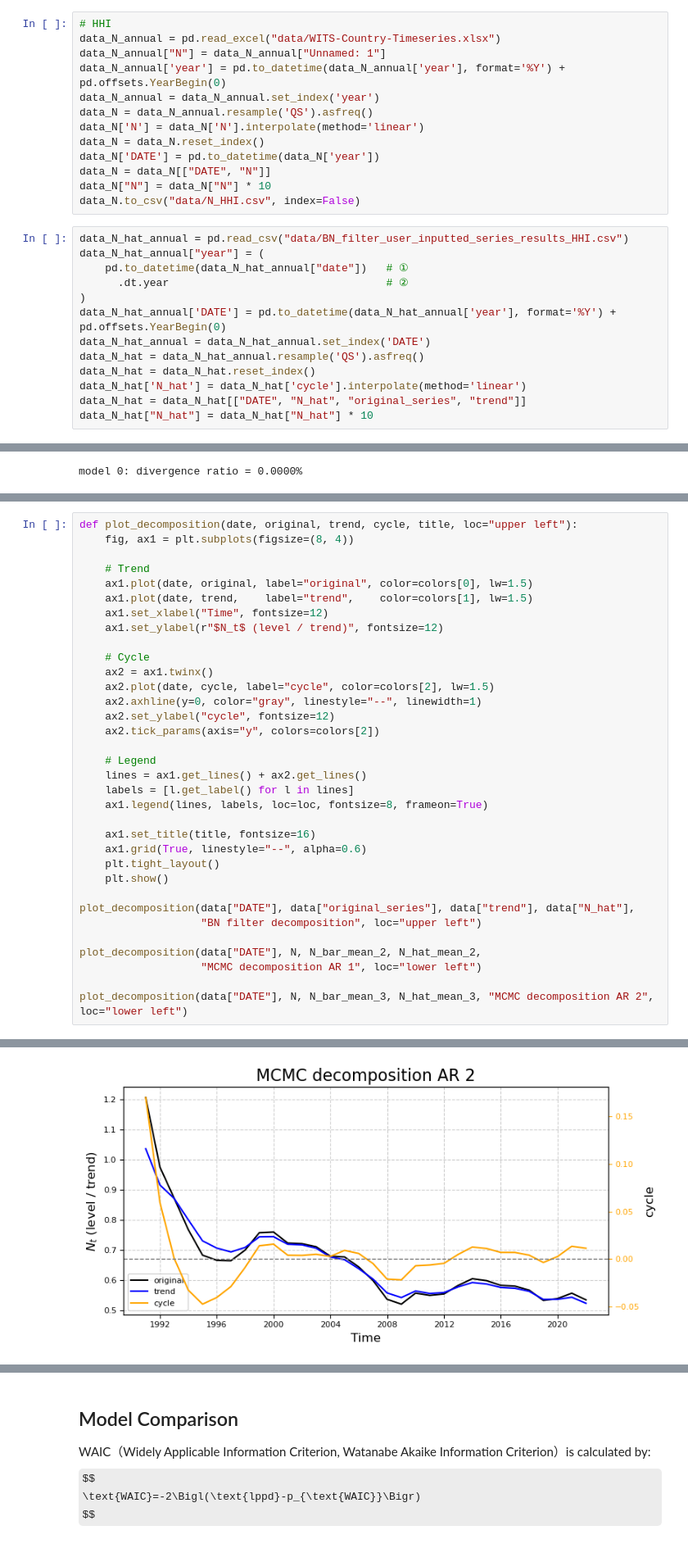
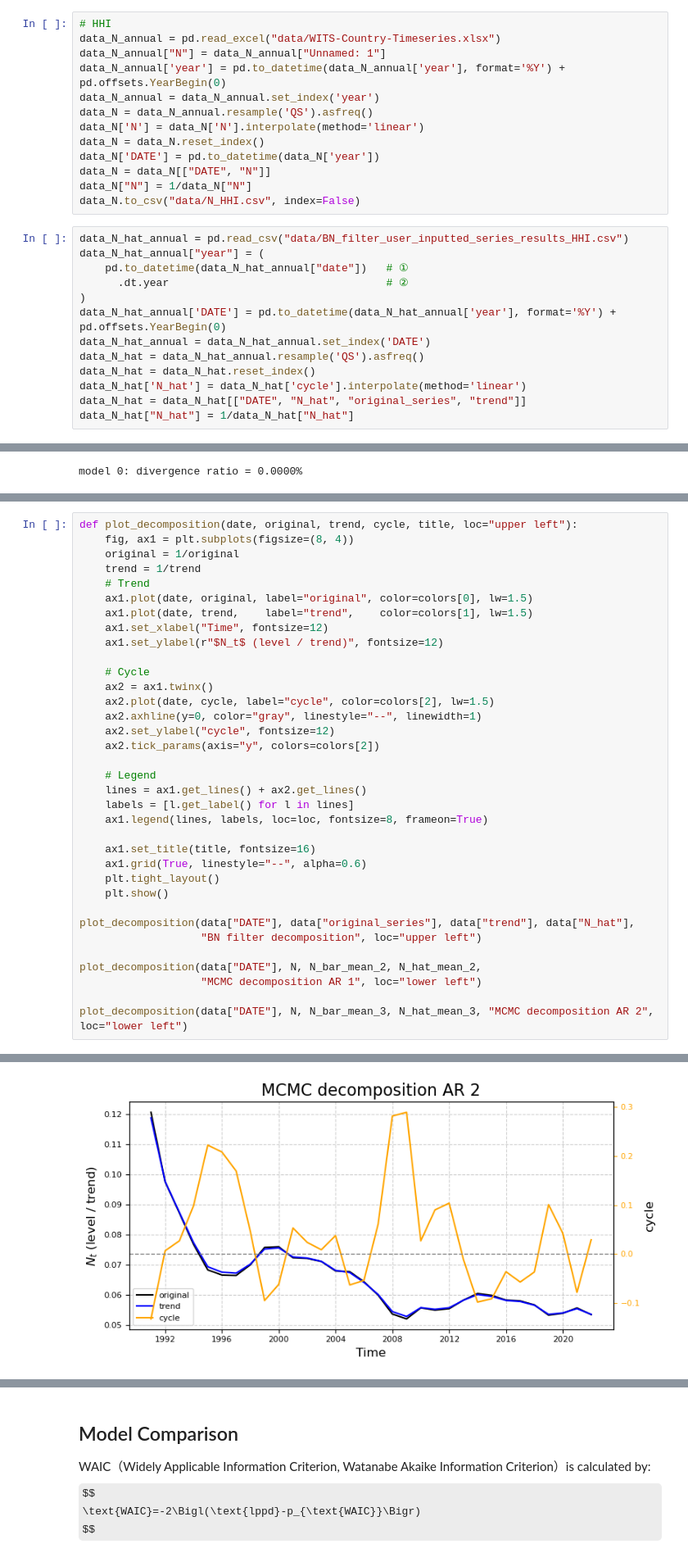
Before and after one commit to Ichikawa-Satoshi/NKPC_HSA_MCMC, a Jupyter notebook: code/HHI_ver.ipynb, the cells around one changed output, grey strips where cells are left out. Shown at 82% size. Saved outputs shown, nothing was run; the diff lists cells and outputs as text; some formulas as TeX source.

```diff
--- a/code/HHI_ver.ipynb
+++ b/code/HHI_ver.ipynb
@@ -140,7 +140,7 @@ data_N['N'] = data_N['N'].interpolate(method='linear')
 data_N = data_N.reset_index()
 data_N['DATE'] = pd.to_datetime(data_N['year'])
 data_N = data_N[["DATE", "N"]]
-data_N["N"] = data_N["N"] * 10
+data_N["N"] = 1/data_N["N"]
 data_N.to_csv("data/N_HHI.csv", index=False)
 # %%
 data_N_hat_annual = pd.read_csv("data/BN_filter_user_inputted_series_results_HHI.csv")
@@ -154,7 +154,7 @@ data_N_hat = data_N_hat_annual.resample('QS').asfreq()
 data_N_hat = data_N_hat.reset_index()
 data_N_hat['N_hat'] = data_N_hat['cycle'].interpolate(method='linear')
 data_N_hat = data_N_hat[["DATE", "N_hat", "original_series", "trend"]]
-data_N_hat["N_hat"] = data_N_hat["N_hat"] * 10
+data_N_hat["N_hat"] = 1/data_N_hat["N_hat"]
 # %% [markdown]
 ## Merge all data
 # %%
@@ -649,7 +719,8 @@ model 3: divergence ratio = 0.2050%
 # %%
 def plot_decomposition(date, original, trend, cycle, title, loc="upper left"):
     fig, ax1 = plt.subplots(figsize=(8, 4))
-
+    original = 1/original
+    trend = 1/trend
     # Trend
     ax1.plot(date, original, label="original", color=colors[0], lw=1.5)
     ax1.plot(date, trend,    label="trend",    color=colors[1], lw=1.5)
@@ -686,4 +757,4 @@ plot_decomposition(data["DATE"], N, N_bar_mean_3, N_hat_mean_3, "MCMC decomposit
-[figure, old version]
+[figure, new version]
 # %%
 def set_prior_distributions():
     priors = {
```
Also changed, not shown: parts of 13 cells of this notebook, 6 other files.
